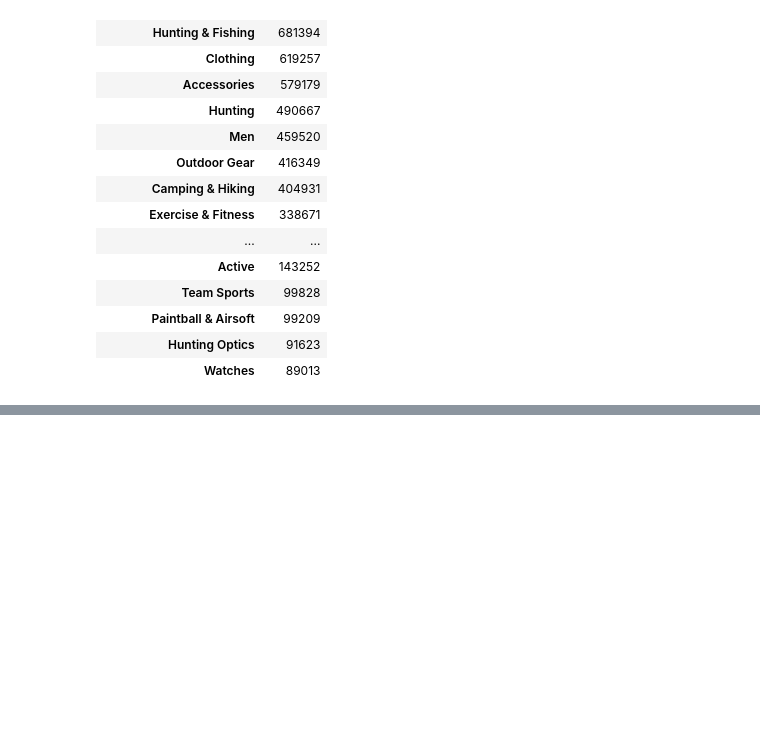
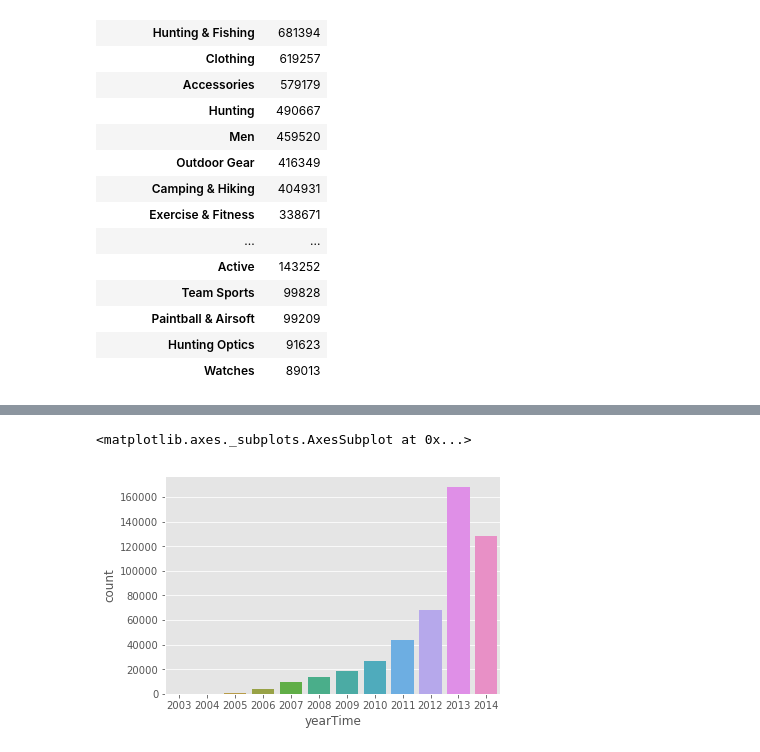
Before and after one commit to darioAnongba/EPFL-ADA, a Jupyter notebook: project/Project.ipynb, the cells around one changed output, grey strips where cells are left out. Drawn from its saved outputs; the diff is of its cells as text; code cells hidden in the pictures; blank space fills up the shorter version.

Commit message:
Found healthy products

```diff
--- a/project/Project.ipynb
+++ b/project/Project.ipynb
@@ -92,0 +125,34 @@ sport_cat_count_df.head(20)
+# %%
+##### Constants #####
+
+METADATA_TO_KEEP = ['asin', 'title', 'categories', 'price']
+REVIEWS_DATA_TO_KEEP = ['asin', 'overall', 'reviewText', 'yearMonthTime', 'yearTime']
+HEALTHY_FOOD_KEYWORDS = ['organic', 'natural', 'sugar-free', 'healthy', 'vitamin',
+                        'supplement', 'minerals', 'diet', 'vegan']
+HEALTHY_SPORT_CATEGORIES = ['Exercise & Fitness', 'Cycling', 'Sport Watches', 'Team Sports',
+                            'Strength Training Equipment', 'Action Sports', 'Cardio Training',
+                           'Running']
+# %%
+##### Functions related to the 'healthiness' of items #####
+
+def is_food_healthy(item):
+    for kw in HEALTHY_FOOD_KEYWORDS:
+        try:
+            if kw in item['title'].lower() or kw in item['description'].lower():
+                return True
+        except:
+            pass
+
+    return False
+
+def is_sport_item_healthy(item):
+    for cat in get_categories(item):
+        if cat in HEALTHY_SPORT_CATEGORIES:
+            return True
+
+    return False
+# %%
+# Metadata about healthy food only
+meta_food_healthy_df = meta_food_df[meta_food_df.apply(lambda item: is_food_healthy(item), axis=1)]
+print(meta_food_healthy_df.shape)
+meta_food_healthy_df.head()
@@ -92,0 +167,5 @@ sport_cat_count_df.head(20)
+# %%
+# Reviews about healthy (food) products merged with corresponding metadata
+merged_food_healthy_df = pd.merge(meta_food_healthy_df[METADATA_TO_KEEP], reviews_food_df[REVIEWS_DATA_TO_KEEP], on='asin')
+print(merged_food_healthy_df.shape)
+merged_food_healthy_df.head()
@@ -92,0 +180,6 @@ sport_cat_count_df.head(20)
+# %%
+# Show number of reviews of healthy products for 'Grocery & Gourmet Food' over time
+sb.countplot(x='yearTime', data=merged_food_healthy_df)
+# %% [output]
+<matplotlib.axes._subplots.AxesSubplot at 0x...>
+[figure, added]
```
Also changed, not shown: parts of 17 cells of this notebook.
